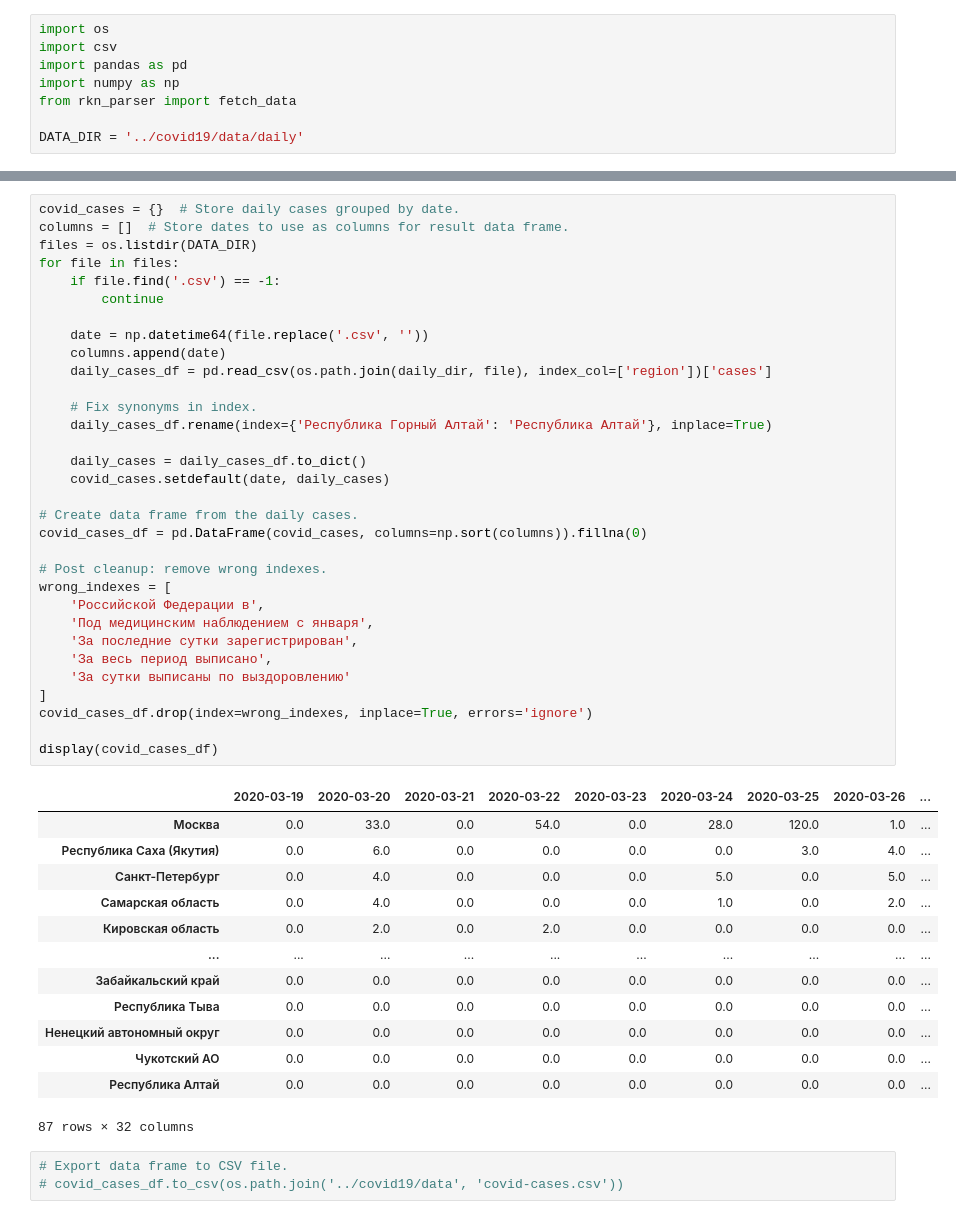
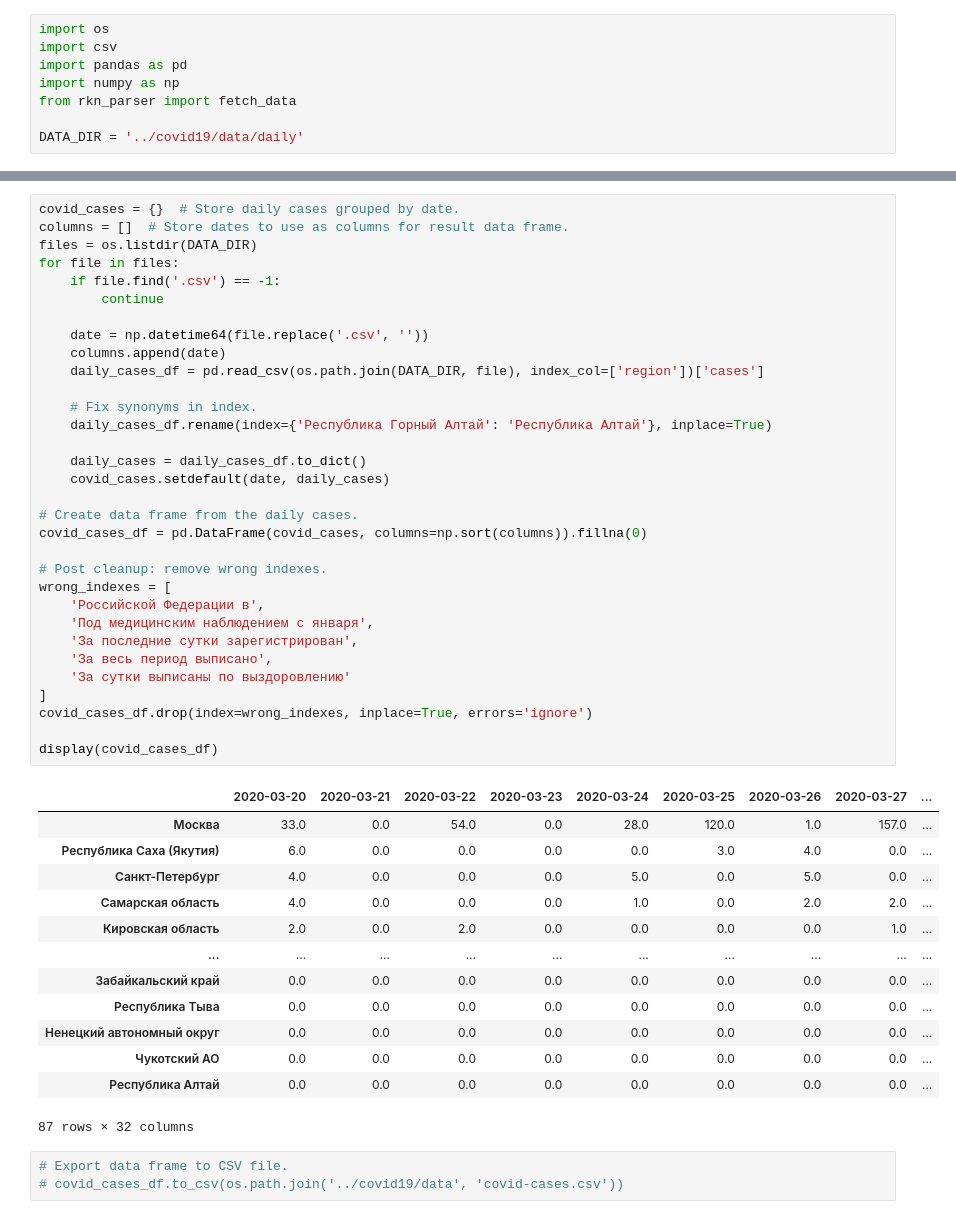
Before and after one commit to thelebster/SkillFactory-Data-Science, a Jupyter notebook: covid19/covid19_russia.ipynb, the cells around one changed output, grey strips where cells are left out. Drawn from its saved outputs; the diff is of its cells as text.

```diff
--- a/covid19/covid19_russia.ipynb
+++ b/covid19/covid19_russia.ipynb
@@ -33,40 +40,40 @@ covid_cases = {}  # Store daily cases grouped by date.
 columns = []  # Store dates to use as columns for result data frame.
 files = os.listdir(DATA_DIR)
 for file in files:
     if file.find('.csv') == -1:
         continue
 
     date = np.datetime64(file.replace('.csv', ''))
     columns.append(date)
-    daily_cases_df = pd.read_csv(os.path.join(daily_dir, file), index_col=['region'])['cases']
+    daily_cases_df = pd.read_csv(os.path.join(DATA_DIR, file), index_col=['region'])['cases']
 
     # Fix synonyms in index.
     daily_cases_df.rename(index={'Республика Горный Алтай': 'Республика Алтай'}, inplace=True)
 
     daily_cases = daily_cases_df.to_dict()
     covid_cases.setdefault(date, daily_cases)
 
 # Create data frame from the daily cases.
 covid_cases_df = pd.DataFrame(covid_cases, columns=np.sort(columns)).fillna(0)
 
 # Post cleanup: remove wrong indexes.
 wrong_indexes = [
     'Российской Федерации в',
     'Под медицинским наблюдением с января',
     'За последние сутки зарегистрирован',
     'За весь период выписано',
     'За сутки выписаны по выздоровлению'
 ]
 covid_cases_df.drop(index=wrong_indexes, inplace=True, errors='ignore')
 
 display(covid_cases_df)
 # %% [output]
-|  | 2020-03-19 | 2020-03-20 | 2020-03-21 | 2020-03-22 | 2020-03-23 | 2020-03-24 | 2020-03-25 | 2020-03-26 | ... |
-| Москва | 0.0 | 33.0 | 0.0 | 54.0 | 0.0 | 28.0 | 120.0 | 1.0 | ... |
-| Республика Саха (Якутия) | 0.0 | 6.0 | 0.0 | 0.0 | 0.0 | 0.0 | 3.0 | 4.0 | ... |
-| Санкт-Петербург | 0.0 | 4.0 | 0.0 | 0.0 | 0.0 | 5.0 | 0.0 | 5.0 | ... |
-| Самарская область | 0.0 | 4.0 | 0.0 | 0.0 | 0.0 | 1.0 | 0.0 | 2.0 | ... |
-| Кировская область | 0.0 | 2.0 | 0.0 | 2.0 | 0.0 | 0.0 | 0.0 | 0.0 | ... |
+|  | 2020-03-20 | 2020-03-21 | 2020-03-22 | 2020-03-23 | 2020-03-24 | 2020-03-25 | 2020-03-26 | 2020-03-27 | ... |
+| Москва | 33.0 | 0.0 | 54.0 | 0.0 | 28.0 | 120.0 | 1.0 | 157.0 | ... |
+| Республика Саха (Якутия) | 6.0 | 0.0 | 0.0 | 0.0 | 0.0 | 3.0 | 4.0 | 0.0 | ... |
+| Санкт-Петербург | 4.0 | 0.0 | 0.0 | 0.0 | 5.0 | 0.0 | 5.0 | 0.0 | ... |
+| Самарская область | 4.0 | 0.0 | 0.0 | 0.0 | 1.0 | 0.0 | 2.0 | 2.0 | ... |
+| Кировская область | 2.0 | 0.0 | 2.0 | 0.0 | 0.0 | 0.0 | 0.0 | 1.0 | ... |
 | ... | ... | ... | ... | ... | ... | ... | ... | ... | ... |
 | Забайкальский край | 0.0 | 0.0 | 0.0 | 0.0 | 0.0 | 0.0 | 0.0 | 0.0 | ... |
 | Республика Тыва | 0.0 | 0.0 | 0.0 | 0.0 | 0.0 | 0.0 | 0.0 | 0.0 | ... |
```
Also changed, not shown: parts of 5 cells of this notebook, 4 other files.
